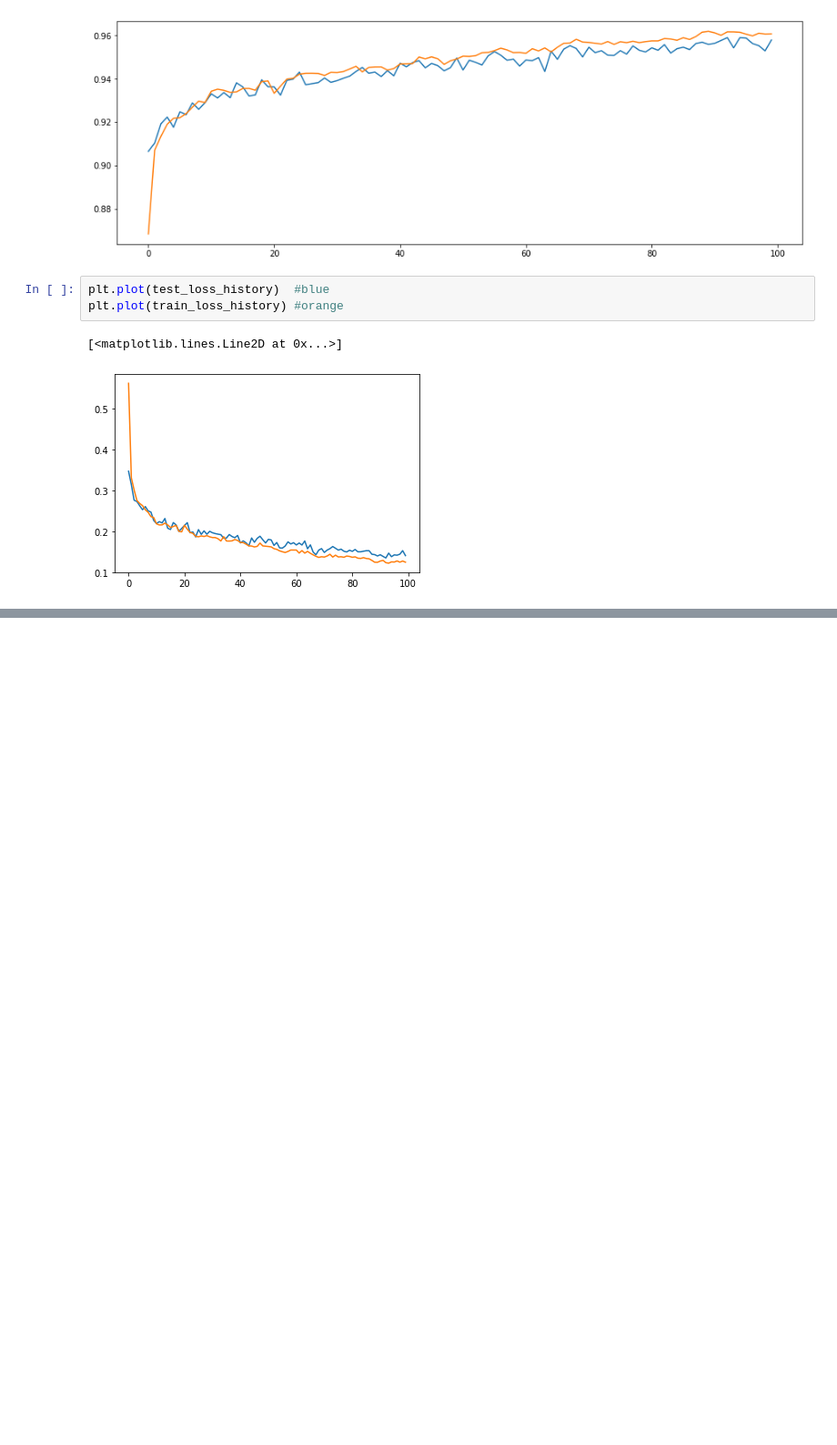
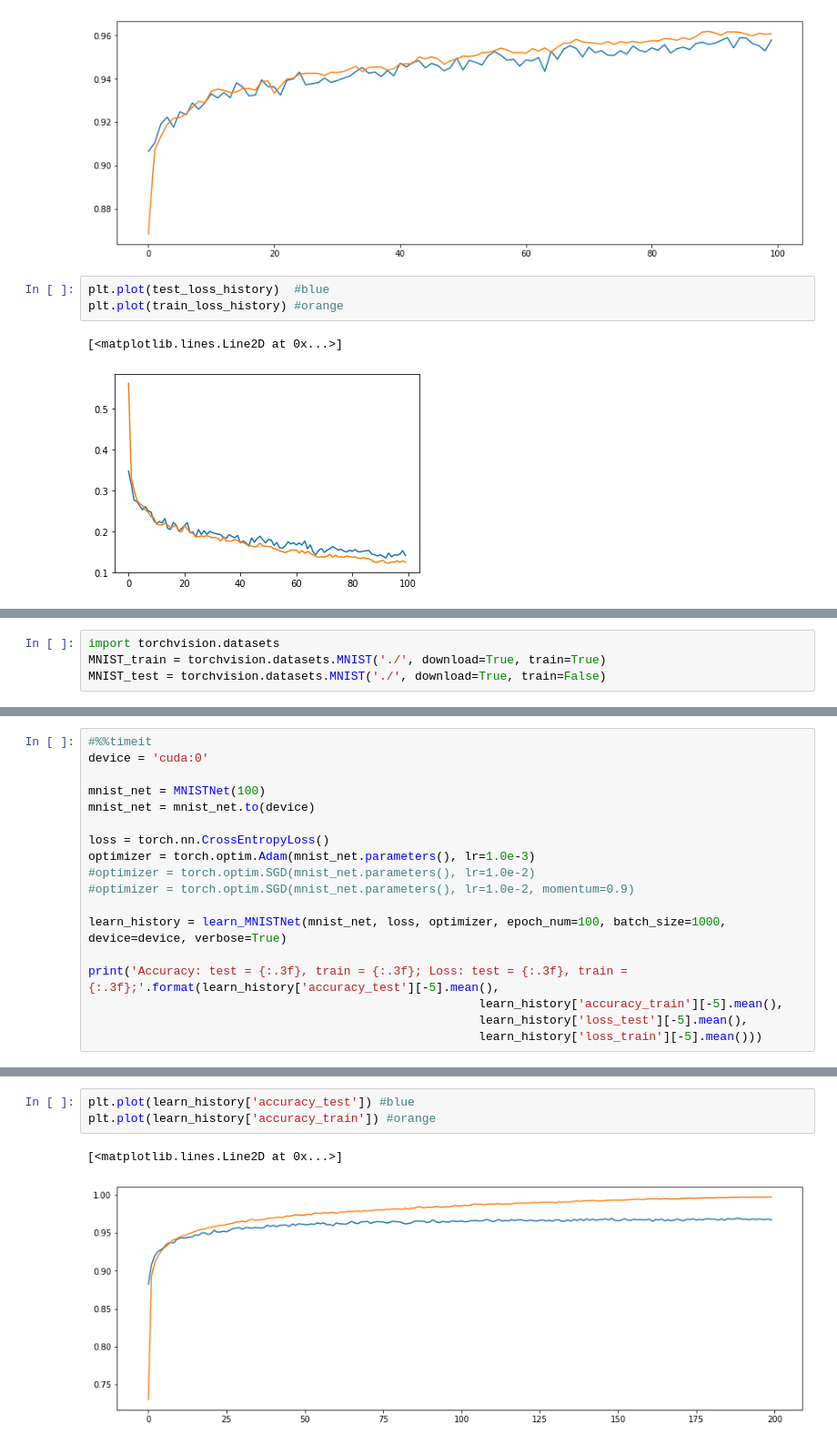
Before and after one commit to wisoffe/Courses, a Jupyter notebook: Stepik. Neural networks and computer vision/Stepik_NN_and_CV.ipynb, the cells around one changed output, grey strips where cells are left out. Shown at 91% size. Drawn from its saved outputs; the diff is of its cells as text; blank space fills up the shorter version.

```diff
--- a/Stepik. Neural networks and computer vision/Stepik_NN_and_CV.ipynb
+++ b/Stepik. Neural networks and computer vision/Stepik_NN_and_CV.ipynb
@@ -724,0 +720,4 @@ plt.plot(train_loss_history) #orange
+# %%
+import torchvision.datasets
+MNIST_train = torchvision.datasets.MNIST('./', download=True, train=True)
+MNIST_test = torchvision.datasets.MNIST('./', download=True, train=False)
@@ -724,0 +819,18 @@ plt.plot(train_loss_history) #orange
+# %%
+#%%timeit
+device = 'cuda:0'
+
+mnist_net = MNISTNet(100)
+mnist_net = mnist_net.to(device)
+
+loss = torch.nn.CrossEntropyLoss()
+optimizer = torch.optim.Adam(mnist_net.parameters(), lr=1.0e-3)
+#optimizer = torch.optim.SGD(mnist_net.parameters(), lr=1.0e-2)
+#optimizer = torch.optim.SGD(mnist_net.parameters(), lr=1.0e-2, momentum=0.9)
+
+learn_history = learn_MNISTNet(mnist_net, loss, optimizer, epoch_num=100, batch_size=1000, device=device, verbose=True)
+
+print('Accuracy: test = {:.3f}, train = {:.3f}; Loss: test = {:.3f}, train = {:.3f};'.format(learn_history['accuracy_test'][-5].mean(),
+                                                       learn_history['accuracy_train'][-5].mean(),
+                                                       learn_history['loss_test'][-5].mean(),
+                                                       learn_history['loss_train'][-5].mean()))
@@ -724,0 +855,6 @@ plt.plot(train_loss_history) #orange
+# %%
+plt.plot(learn_history['accuracy_test']) #blue
+plt.plot(learn_history['accuracy_train']) #orange
+# %% [output]
+[<matplotlib.lines.Line2D at 0x...>]
+[figure, added]
```
Also changed, not shown: parts of 22 cells of this notebook.
